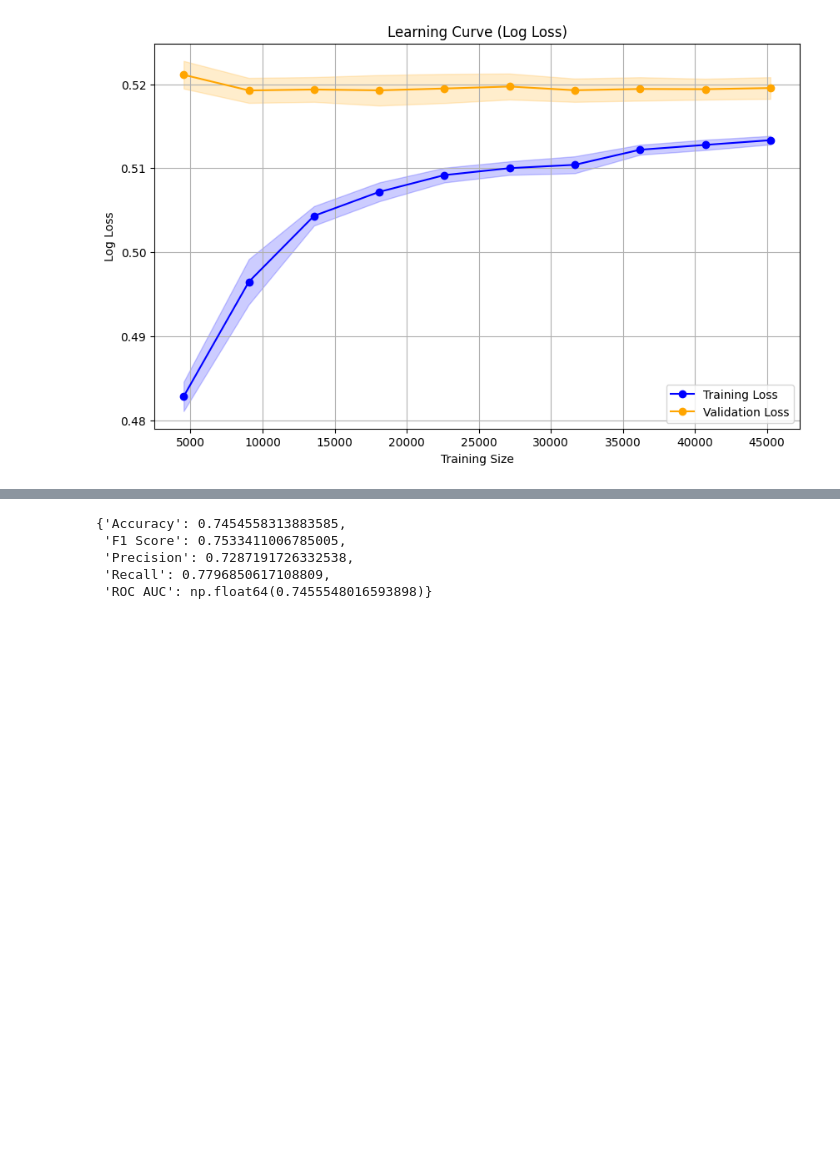
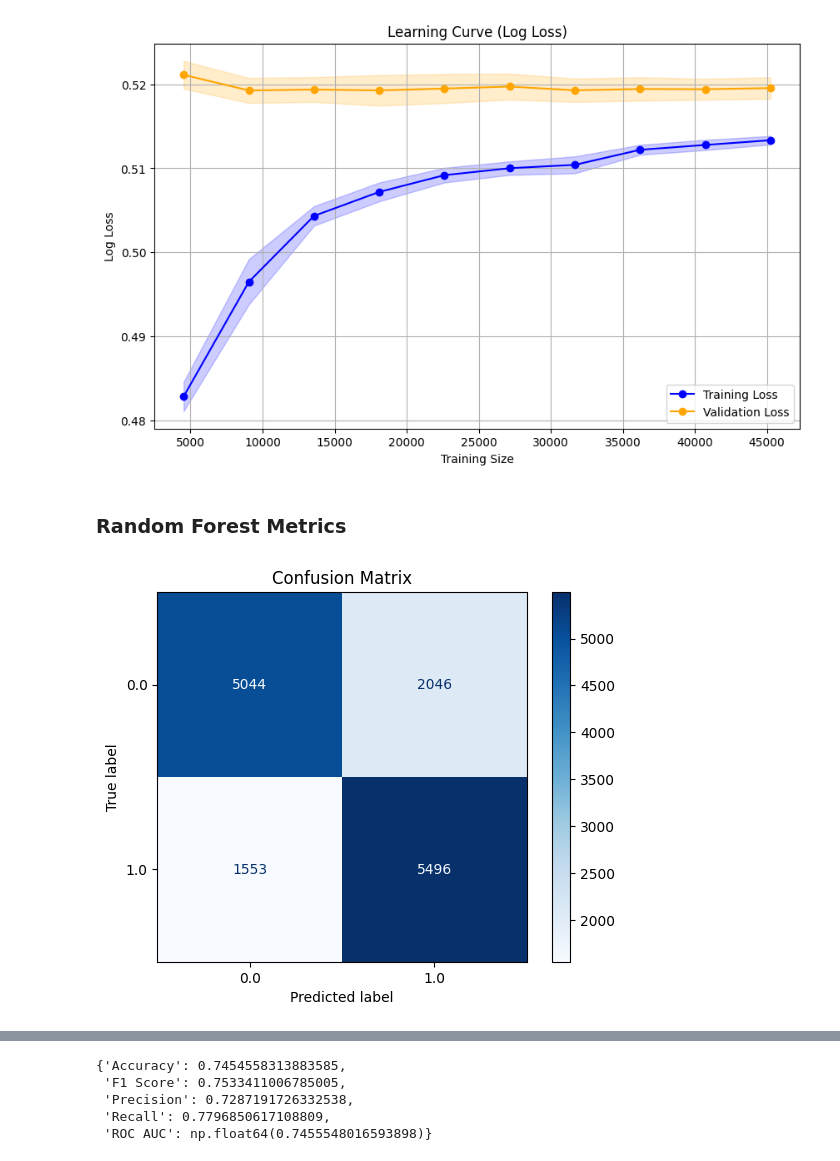
Before and after one commit to amjadAwad95/diabetes-prediction, a Jupyter notebook: src/EDA.ipynb, the cells around one changed output, grey strips where cells are left out. Saved outputs shown, nothing was run; the diff lists cells and outputs as text; code cells hidden in the pictures; blank space fills up the shorter version.

```diff
--- a/src/EDA.ipynb
+++ b/src/EDA.ipynb
@@ -1508,3 +1551,13 @@ plt.grid()
 plt.show()
 # %% [output]
 [figure]
+# %% [markdown]
+### Random Forest Metrics
+# %%
+from sklearn.metrics import ConfusionMatrixDisplay
+
+ConfusionMatrixDisplay.from_estimator(random_forest, test_data, test_label, cmap='Blues')
+plt.title('Confusion Matrix')
+plt.show()
+# %% [output]
+[figure, added]
```
Also changed, not shown: parts of 12 cells of this notebook.
